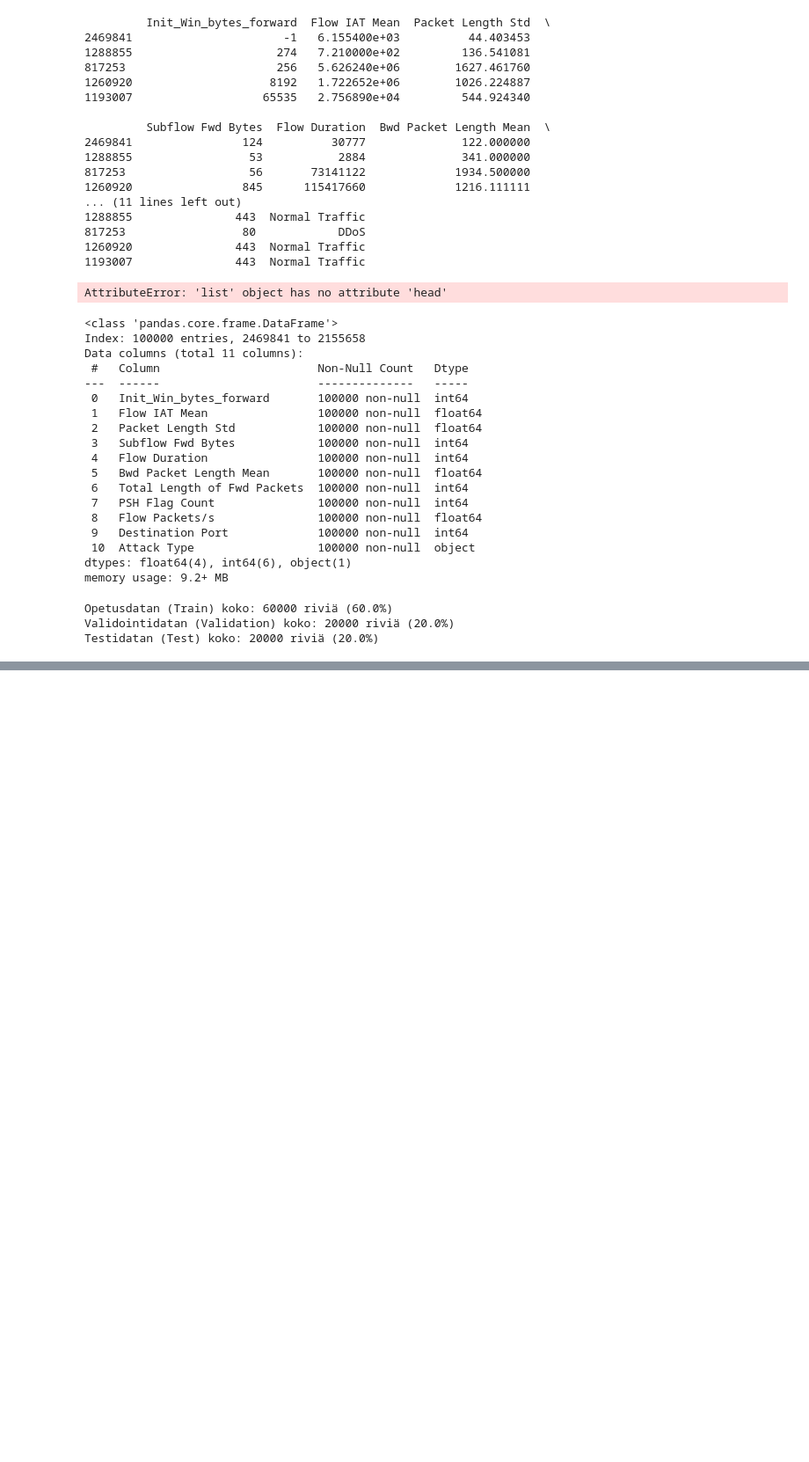
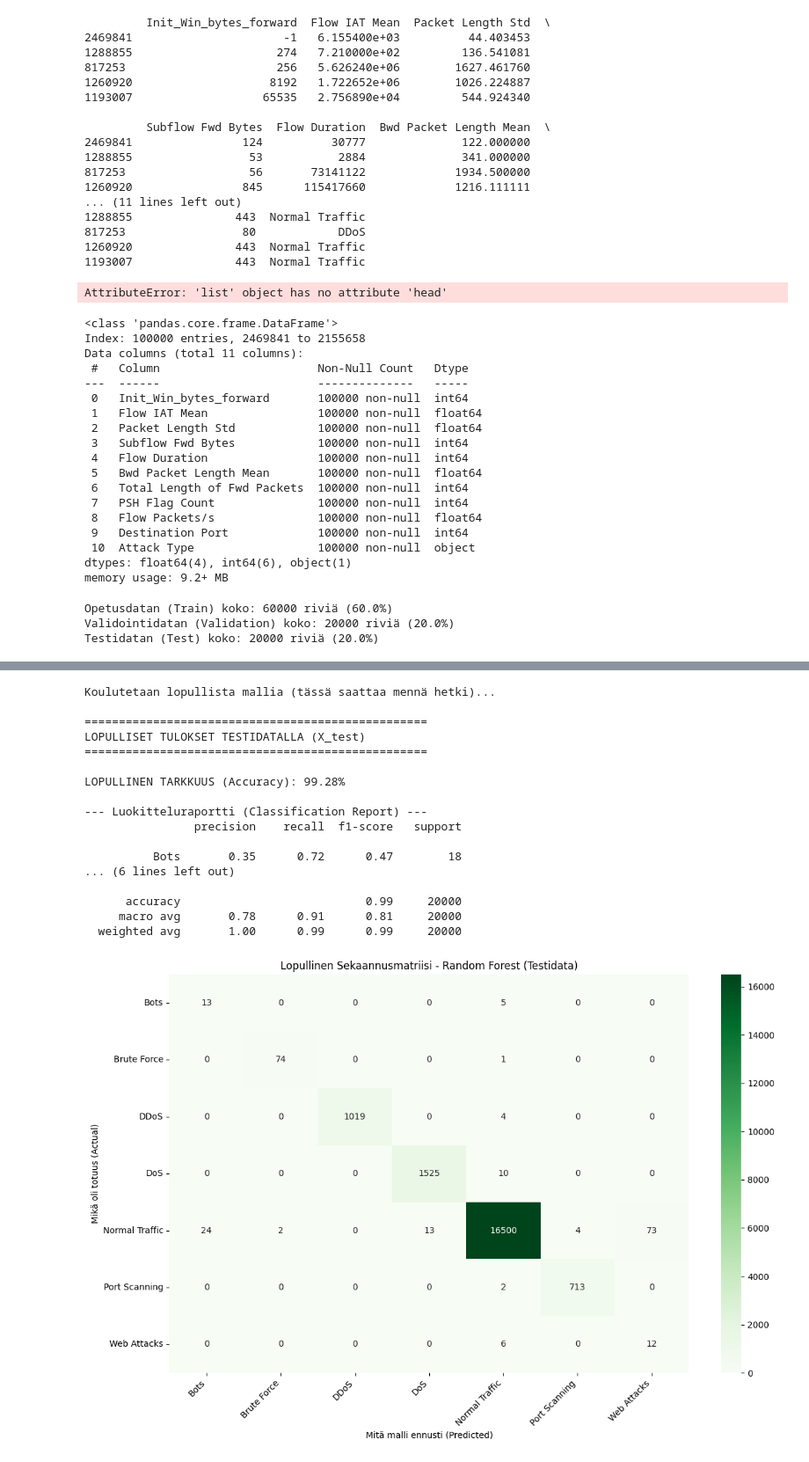
Before and after one commit to EliasKoulu/Applied-Machine-Learning-, a Jupyter notebook: Elias.ipynb, the cells around one changed output, grey strips where cells are left out. Shown at 88% size. Drawn from its saved outputs; the diff is of its cells as text; code cells hidden in the pictures; blank space fills up the shorter version.

```diff
--- a/Elias.ipynb
+++ b/Elias.ipynb
@@ -130,10 +130,12 @@ from imblearn.over_sampling import SMOTE
 from sklearn.preprocessing import StandardScaler
 from sklearn.neighbors import KNeighborsClassifier
 from sklearn.model_selection import GridSearchCV
+from sklearn.ensemble import RandomForestClassifier
+
 
 # 1. Määritellään putken vaiheet.
 # Tehtävänanto kehotti pohtimaan järjestystä: skaalataanko ensin ja sitten SMOTE, vai toisinpäin?
-putki = ImbPipeline([
+Pipeline = ImbPipeline([
     ('skaalaus', StandardScaler()),
     ('smote', SMOTE(random_state=42)),
     ('malli', KNeighborsClassifier())
@@ -153,0 +398,64 @@ grid_search = GridSearchCV(putki, parametrit, cv=3, scoring='accuracy', n_jobs=-
+# %%
+from sklearn.preprocessing import StandardScaler
+from imblearn.pipeline import Pipeline as ImbPipeline
+from imblearn.over_sampling import SMOTE
+from sklearn.ensemble import RandomForestClassifier
+from sklearn.metrics import accuracy_score, classification_report, confusion_matrix
+import matplotlib.pyplot as plt
+import seaborn as sns
+
+# 1. Rakennetaan lopullinen voittajaputki
+final_pipeline = ImbPipeline([
+    ('scaler', StandardScaler()),
+    ('smote', SMOTE(random_state=42)),
+    ('rf', RandomForestClassifier(n_estimators=100, max_depth=20, random_state=42, n_jobs=-1))
+])
+
+# 2. Koulutetaan malli kaikella mahdollisella oppimisdatalla (X_temp = Train + Val)
+print("Koulutetaan lopullista mallia (tässä saattaa mennä hetki)...")
+final_pipeline.fit(X_temp, y_temp)
+
+# 3. Tehdään ennusteet TESTIdatalla, jota malli ei ole KOSKAAN aiemmin nähnyt
+y_test_pred = final_pipeline.predict(X_test)
+
+# 4. Tulostetaan lopulliset tulokset
+print("\n" + "="*50)
+print("LOPULLISET TULOKSET TESTIDATALLA (X_test)")
+print("="*50)
+
+print(f"\nLOPULLINEN TARKKUUS (Accuracy): {accuracy_score(y_test, y_test_pred) * 100:.2f}%\n")
+print("--- Luokitteluraportti (Classification Report) ---")
+print(classification_report(y_test, y_test_pred))
+
+# 5. Piirretään sekaannusmatriisi
+cm_final = confusion_matrix(y_test, y_test_pred)
+
+plt.figure(figsize=(12, 8))
+sns.heatmap(cm_final, annot=True, fmt='d', cmap='Greens', # Vaihdetaan väri vihreäksi juhlan kunniaksi!
+            xticklabels=final_pipeline.classes_,
+            yticklabels=final_pipeline.classes_)
+plt.xlabel('Mitä malli ennusti (Predicted)')
+plt.ylabel('Mikä oli totuus (Actual)')
+plt.title('Lopullinen Sekaannusmatriisi - Random Forest (Testidata)')
+plt.xticks(rotation=45, ha='right')
+plt.tight_layout()
+plt.show()
+# %% [output]
+Koulutetaan lopullista mallia (tässä saattaa mennä hetki)...
+
+==================================================
+LOPULLISET TULOKSET TESTIDATALLA (X_test)
+==================================================
+
+LOPULLINEN TARKKUUS (Accuracy): 99.28%
+
+--- Luokitteluraportti (Classification Report) ---
+                precision    recall  f1-score   support
+
+          Bots       0.35      0.72      0.47        18
+... (6 lines left out)
+
+      accuracy                           0.99     20000
+     macro avg       0.78      0.91      0.81     20000
+  weighted avg       1.00      0.99      0.99     20000
+[figure, added]
```
Also changed, not shown: parts of 5 cells of this notebook, 1 other file.
